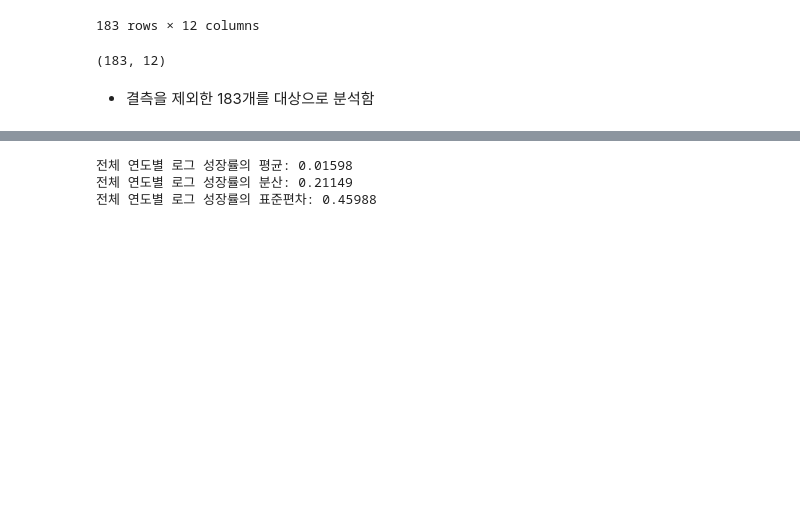
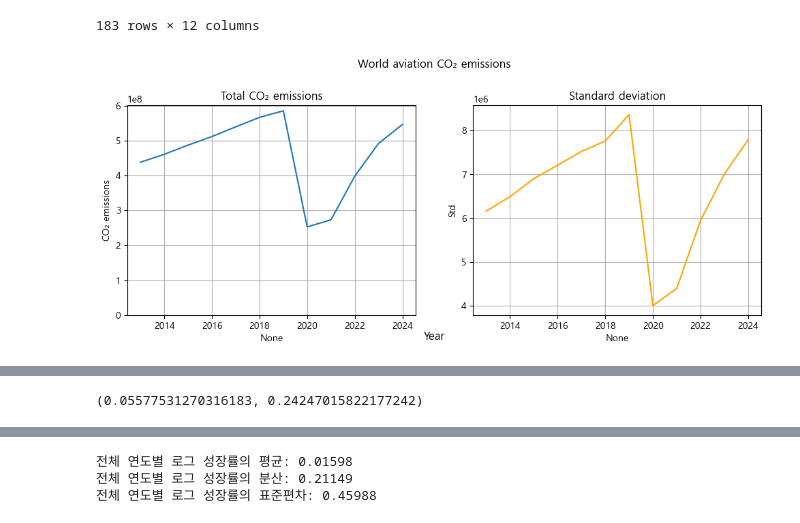
Before and after one commit to pookopook/GCEMM, a Jupyter notebook: 03 연구결과 시나리오별(중간진행).ipynb, the cells around one changed output, grey strips where cells are left out. Drawn from its saved outputs; the diff is of its cells as text; code cells hidden in the pictures; blank space fills up the shorter version.

```diff
--- a/02 연구결과 copy.ipynb
+++ b/03 연구결과 시나리오별(중간진행).ipynb
@@ -22,9 +24,21 @@ df.round(1)
 | Zambia | 213044.0 | 181326.5 | 170106.7 | 187505.5 | 187727.6 | 193016.4 | 178553.6 | 67985.2 | 108268.5 | 163529.8 | ... |
 | Zimbabwe | 117311.9 | 115270.5 | 130935.4 | 119553.3 | 123845.1 | 138154.0 | 112046.0 | 47696.5 | 79175.3 | 116156.8 | ... |
 183 rows × 12 columns
-# %%
-df.shape
-# %% [output]
-(183, 12)
-# %% [markdown]
-* 결측을 제외한 183개를 대상으로 분석함
+# %%
+fig, (ax1, ax2) = plt.subplots(    ncols=2, figsize=(12, 4), sharex=True)
+
+# 왼쪽: sum
+sns.lineplot(    x=df.columns,    y=df.sum(),    ax=ax1)
+ax1.set_title('Total CO₂ emissions'), ax1.set_ylabel('CO₂ emissions'), ax1.set_ylim(0, None), ax1.grid(True)
+
+# 오른쪽: std
+sns.lineplot(    x=df.columns,    y=df.std(ddof=1),    ax=ax2,    color='orange')
+ax2.set_title('Standard deviation') , ax2.set_ylabel('Std')                                 , ax2.grid(True)
+
+# 공통 x축 라벨
+fig.supxlabel('Year')
+fig.suptitle('World aviation CO₂ emissions', y=1.05)
+plt.show()
+display(pd.DataFrame({'mean': df.mean(), 'std': df.std(ddof=1)}).round(3).T)
+# %% [output]
+[figure, added]
@@ -30,0 +48,6 @@ df.shape
+# %%
+g_total = df.mean()
+g_total = g_total.pct_change(axis=0).iloc[1:]
+g_total.mean(), g_total.std(ddof=1)
+# %% [output]
+(0.05577531270316183, 0.24247015822177242)
```
Also changed, not shown: parts of 17 cells of this notebook, 3 other files.
